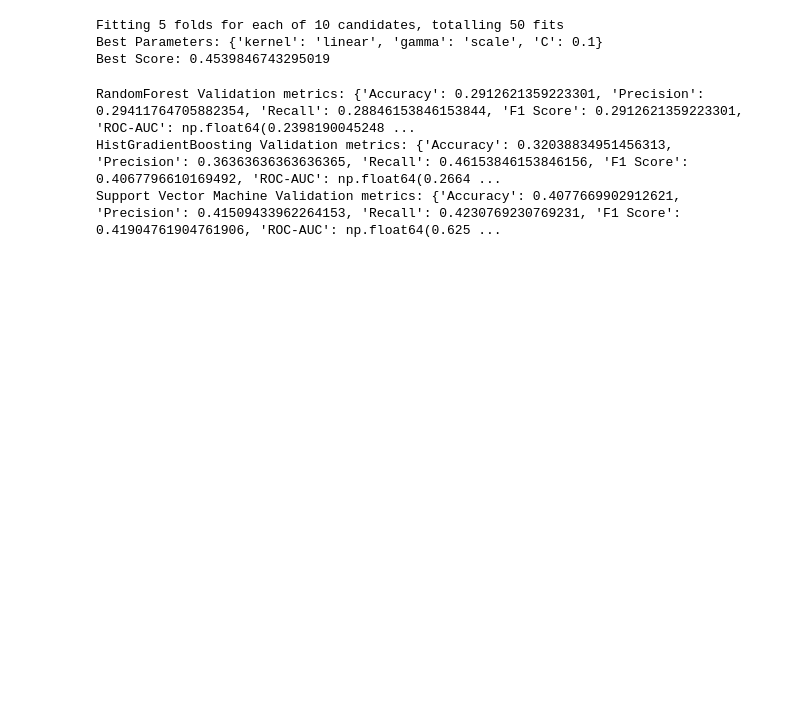
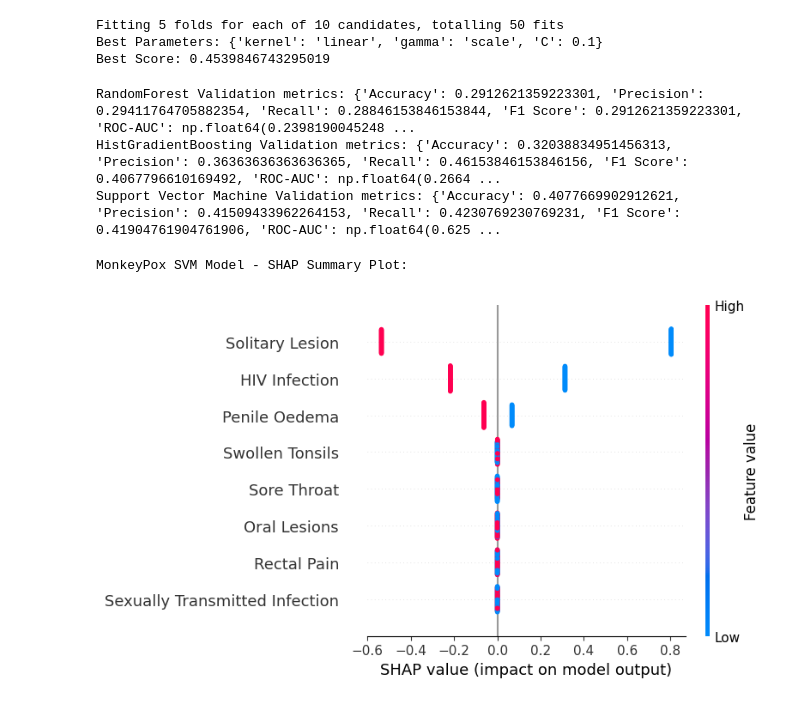
Before and after one commit to NeuralNetGeek/monkeypox-diagnosis, a Jupyter notebook: Monkey_Pox.ipynb, the cells around one changed output. Drawn from its saved outputs; the diff is of its cells as text; code cells hidden in the pictures; blank space fills up the shorter version.

```diff
--- a/Monkey_Pox.ipynb
+++ b/Monkey_Pox.ipynb
@@ -236,3 +239,12 @@ print("Support Vector Machine Validation metrics:", svm_valid_results)
 RandomForest Validation metrics: {'Accuracy': 0.2912621359223301, 'Precision': 0.29411764705882354, 'Recall': 0.28846153846153844, 'F1 Score': 0.2912621359223301, 'ROC-AUC': np.float64(0.2398190045248 ...
 HistGradientBoosting Validation metrics: {'Accuracy': 0.32038834951456313, 'Precision': 0.36363636363636365, 'Recall': 0.46153846153846156, 'F1 Score': 0.4067796610169492, 'ROC-AUC': np.float64(0.2664 ...
 Support Vector Machine Validation metrics: {'Accuracy': 0.4077669902912621, 'Precision': 0.41509433962264153, 'Recall': 0.4230769230769231, 'F1 Score': 0.41904761904761906, 'ROC-AUC': np.float64(0.625 ...
+# %%
+explainer_svm = shap.LinearExplainer(s_rand.best_estimator_, X_train, feature_perturbation="interventional")
+shap_values_svm = explainer_svm.shap_values(X_valid)
+
+print("MonkeyPox SVM Model - SHAP Summary Plot:")
+shap.summary_plot(shap_values_svm, X_valid, feature_names=features_encoded)
+# %% [output]
+MonkeyPox SVM Model - SHAP Summary Plot:
+[figure, added]
```
Also changed, not shown: parts of 3 cells of this notebook.
